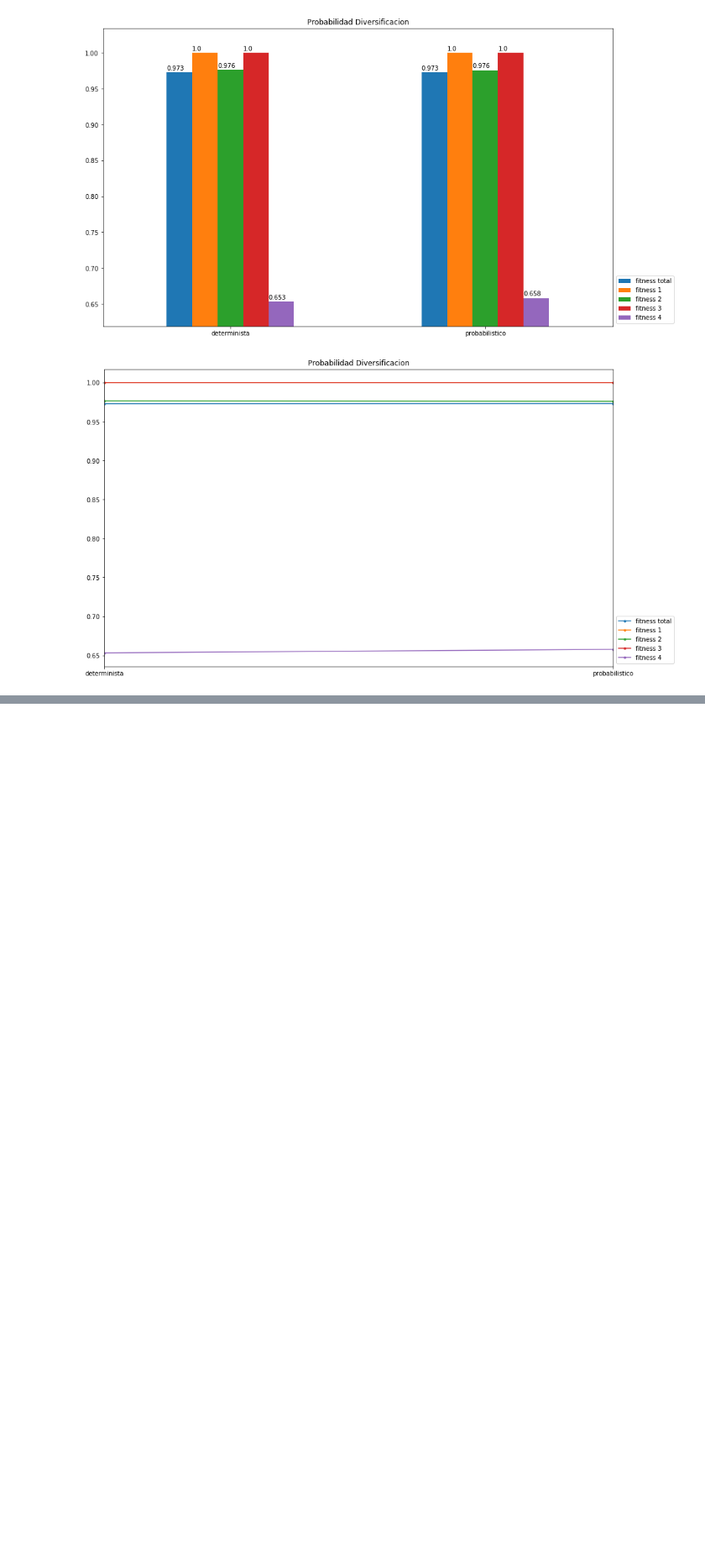
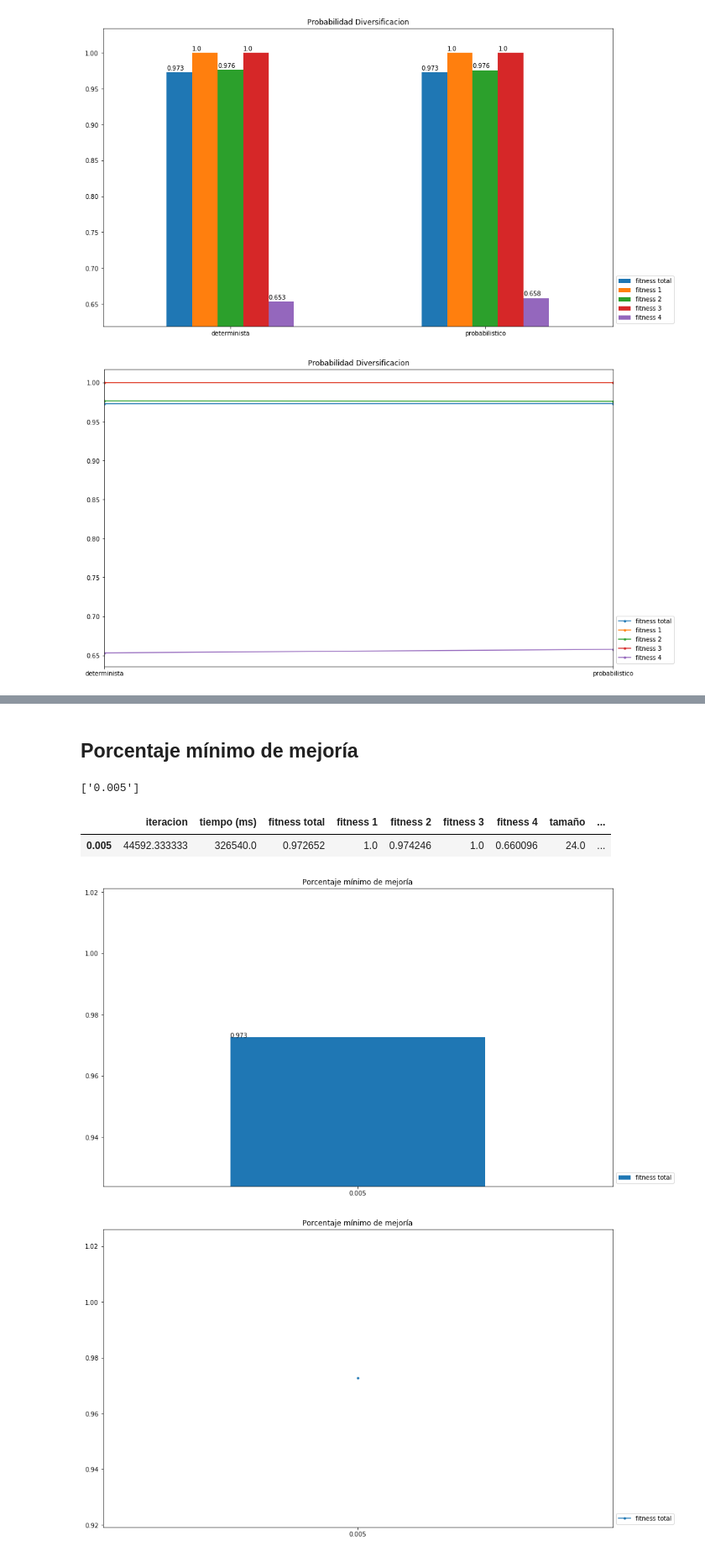
Before and after one commit to zerolfer/TFM-graficador, a Jupyter notebook: ajuste-parametrico/Ajuste-parametrico-documento.ipynb, the cells around one changed output, grey strips where cells are left out. Shown at 84% size. Saved outputs shown, nothing was run; the diff lists cells and outputs as text; code cells hidden in the pictures; blank space fills up the shorter version.

```diff
--- a/ajuste-parametrico/Ajuste-parametrico-documento.ipynb
+++ b/ajuste-parametrico/Ajuste-parametrico-documento.ipynb
@@ -256,0 +284,15 @@ ajuste_parametrico(base_path, sub_paths, out_path, parametro)
+# %% [markdown]
+## Porcentaje mínimo de mejoría
+# %%
+base_path = "C:\\Users\\Administrador\\Documents\\Proyecto-Salomon\\resultados\\Caso1Id1m-01-01-2019\\5-PorcentajeMinimoMejoria"
+sub_paths = get_subpaths(base_path, key=float)
+parametro = "Porcentaje mínimo de mejoría"
+out_path = "5 " + parametro + "/"
+
+ajuste_parametrico(base_path, sub_paths, out_path, parametro)
+# %% [output]
+['0.005']
+|  | iteracion | tiempo (ms) | fitness total | fitness 1 | fitness 2 | fitness 3 | fitness 4 | tamaño | ... |
+| 0.005 | 44592.333333 | 326540.0 | 0.972652 | 1.0 | 0.974246 | 1.0 | 0.660096 | 24.0 | ... |
+[figure, added]
+[figure, added]
```
Also changed, not shown: parts of 3 cells of this notebook, 1 other file.
